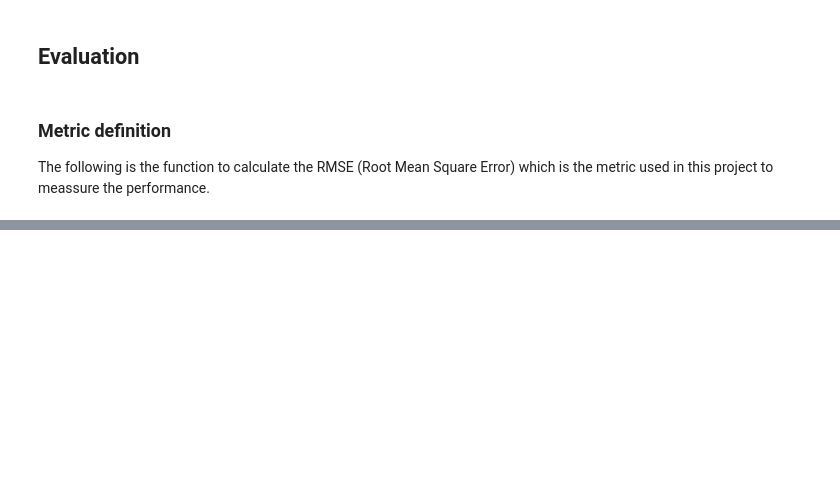
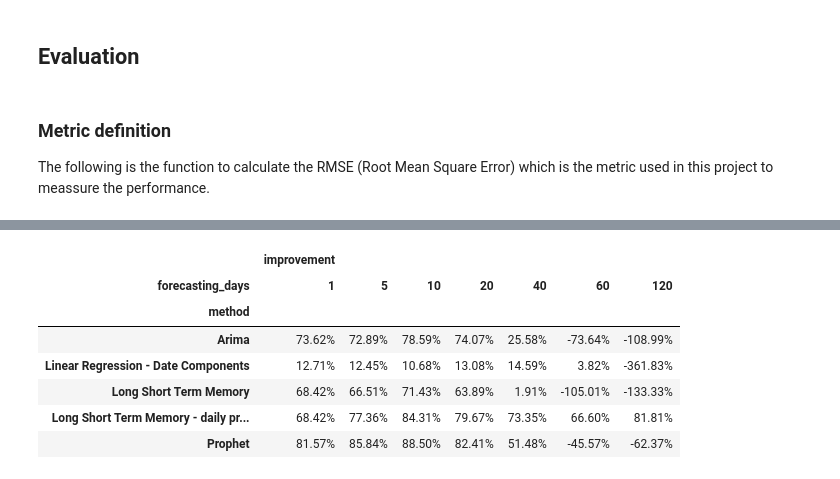
Before and after one commit to egar-garcia/machine-learning-engineer-nanodegree-capstone, a Jupyter notebook: StockForecasting.ipynb, the cells around one changed output, grey strips where cells are left out. Cells and saved outputs as stored; diff of their text form; code cells hidden in the pictures; blank space fills up the shorter version.

```diff
--- a/StockForecasting.ipynb
+++ b/StockForecasting.ipynb
@@ -1455,0 +1606,11 @@ imgkit.from_string(html, 'poc.png')
+# %%
+create_improvement_report(results)
+# %% [output]
+|  | improvement |  |  |  |  |  |  |
+| forecasting_days | 1 | 5 | 10 | 20 | 40 | 60 | 120 |
+| method |  |  |  |  |  |  |  |
+| Arima | 73.62% | 72.89% | 78.59% | 74.07% | 25.58% | -73.64% | -108.99% |
+| Linear Regression - Date Components | 12.71% | 12.45% | 10.68% | 13.08% | 14.59% | 3.82% | -361.83% |
+| Long Short Term Memory | 68.42% | 66.51% | 71.43% | 63.89% | 1.91% | -105.01% | -133.33% |
+| Long Short Term Memory - daily pr... | 68.42% | 77.36% | 84.31% | 79.67% | 73.35% | 66.60% | 81.81% |
+| Prophet | 81.57% | 85.84% | 88.50% | 82.41% | 51.48% | -45.57% | -62.37% |
```
Also changed, not shown: parts of 40 cells of this notebook, 4 other files.
